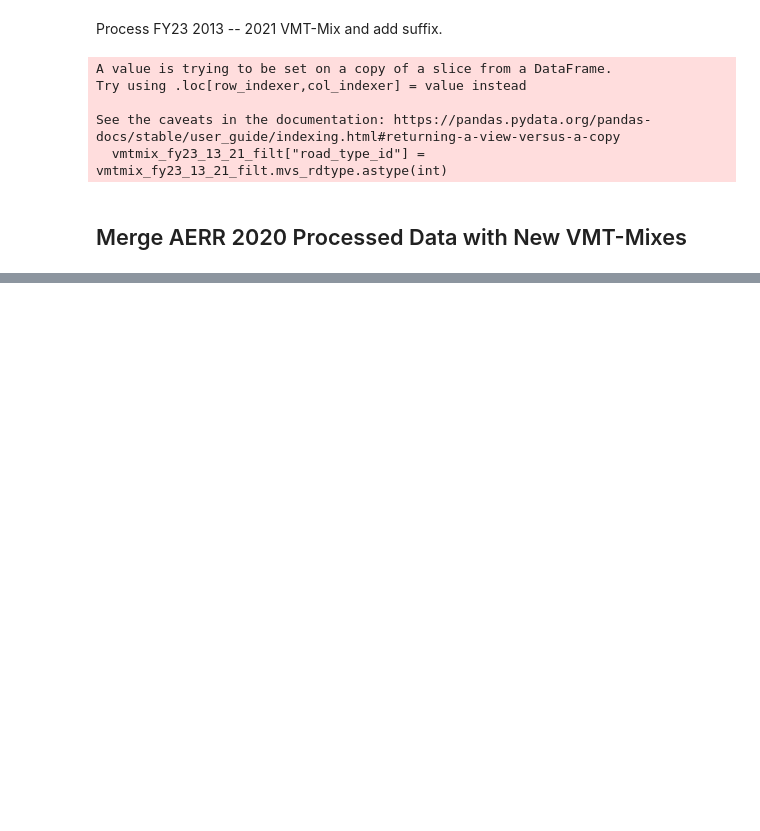
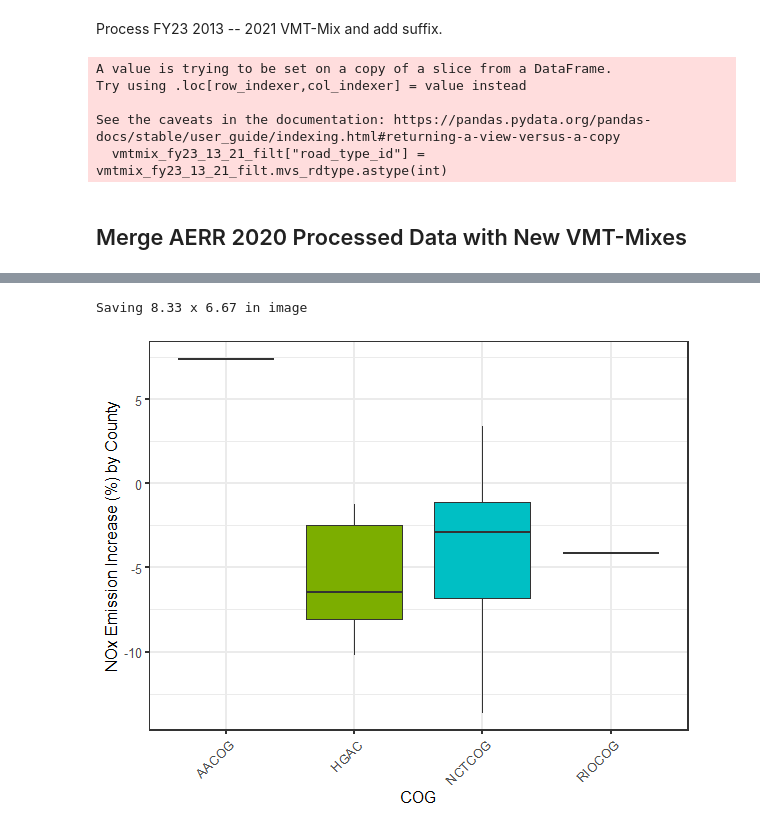
Before and after one commit to Apoorb/FY23_VMT_Mix, a Jupyter notebook: analysis/aerr_impact_fy23.ipynb, the cells around one changed output, grey strips where cells are left out. Saved outputs shown, nothing was run; the diff lists cells and outputs as text; code cells hidden in the pictures; blank space fills up the shorter version.

```diff
--- a/analysis/aerr_impact_fy23.ipynb
+++ b/analysis/aerr_impact_fy23.ipynb
@@ -366,0 +1257,7 @@ array([48001, 48003, 48005, 48007, 48009, 48011, 48013, 48015, 48017,
+# %%
+from pathlib import Path
+
+pa_non_att = Path(
+    r"E:\Texas A&M Transportation Institute\TxDOT_TPP_Projects - Task 5.3 Activity Forecasting Factors\Data\fy23_vmt_mix\Input\non_attainment_area.csv"
+)
+non_att_area = pd.read_csv(pa_non_att)
@@ -366,0 +1335,2 @@ array([48001, 48003, 48005, 48007, 48009, 48011, 48013, 48015, 48017,
+# %%
+non_att_area_emis = non_att_area.merge(emis_comp_pol, on=["county", "eis_poll_nei17"])
@@ -366,0 +1344,10 @@ array([48001, 48003, 48005, 48007, 48009, 48011, 48013, 48015, 48017,
+# %%
+non_att_area_emis_1 = non_att_area_emis.assign(
+    emission_quant_diff_fy23_fy22=lambda df: df.emission_quant_fy23
+    - df.emission_quant_fy22,
+    emission_quant_perdiff_fy23_fy22=lambda df: 100
+    * df.emission_quant_diff_fy23_fy22
+    / df.emission_quant_fy22,
+)
+# %%
+non_att_area_emis_nox = non_att_area_emis_1.loc[lambda df: df.eis_poll_nei17 == "NOX"]
@@ -366,0 +1360,12 @@ array([48001, 48003, 48005, 48007, 48009, 48011, 48013, 48015, 48017,
+# %%
+%%R -i non_att_area_emis_nox -w 600
+require(ggplot2)
+require(awtools)
+p = ggplot(data=non_att_area_emis_nox, aes(x=COG_ABRVN, y=emission_quant_perdiff_fy23_fy22, fill=COG_ABRVN)) + geom_boxplot(outlier.colour="black", outlier.shape=16,outlier.size=2, notch=FALSE) +
+theme_bw(base_size = 16) + theme(legend.position="none", axis.text.x=element_text(angle=45,hjust=1)) + labs(x = "COG", y = "NOx Emission Increase (%) by County")
+path_fig_out = "E:/Texas A&M Transportation Institute/TxDOT_TPP_Projects - Task 5.3 Activity Forecasting Factors/Tasks/VMT_Mix/Presentation/nox_nonatt_fy23_fy22_PerDiff.png"
+ggsave(path_fig_out)
+p
+# %% [output]
+Saving 8.33 x 6.67 in image
+[figure, added]
```
Also changed, not shown: parts of 69 cells of this notebook.
